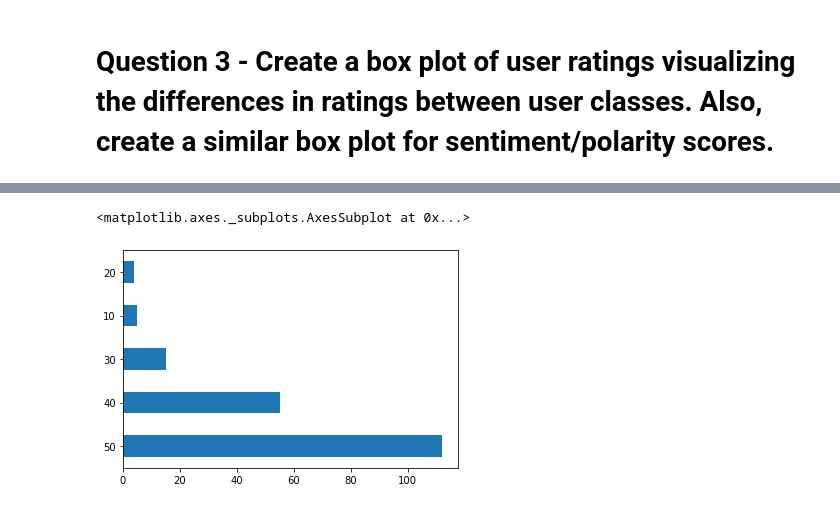
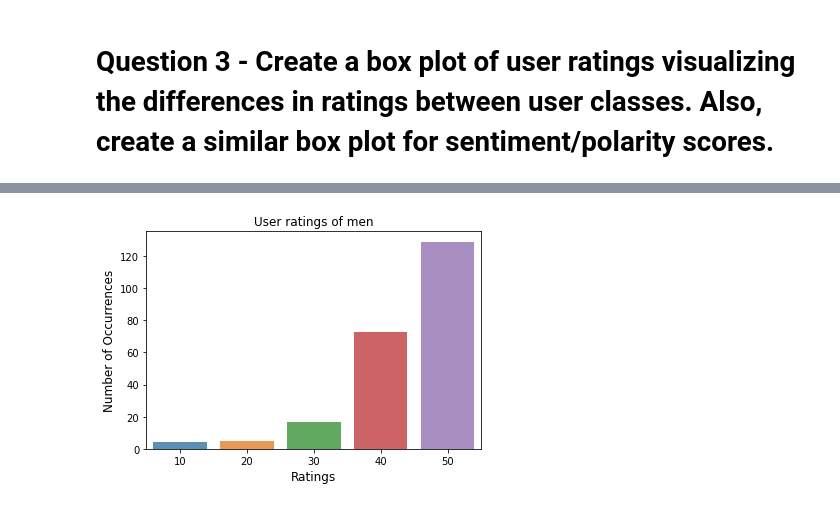
Before and after one commit to MnAppsNet/Web-Scraping-Tutorial, a Jupyter notebook: User_Profiling.ipynb, the cells around one changed output, grey strips where cells are left out. Cells and saved outputs as stored; diff of their text form; code cells hidden in the pictures.

Commit message:
Update plots for Question3
Update plots for Question3

```diff
--- a/User_Profiling.ipynb
+++ b/User_Profiling.ipynb
@@ -439,6 +432,14 @@ man_df['review_rating'].value_counts().plot(kind='barh')
-# %%
-# User ratings for women
-woman_df['review_rating'].value_counts().plot(kind='barh')
-# %% [output]
-<matplotlib.axes._subplots.AxesSubplot at 0x...>
-[figure, removed]
+# %%
+# User ratings for men
+man2 = man_df['review_rating'].value_counts()
+
+import seaborn as sns
+
+plt.figure()
+sns.barplot(man2.index, man2.values, alpha=0.8)
+plt.title('User ratings of men')
+plt.ylabel('Number of Occurrences', fontsize=12)
+plt.xlabel('Ratings', fontsize=12)
+plt.show()
+# %% [output]
+[figure, added]
```
Also changed, not shown: parts of 5 cells of this notebook.
